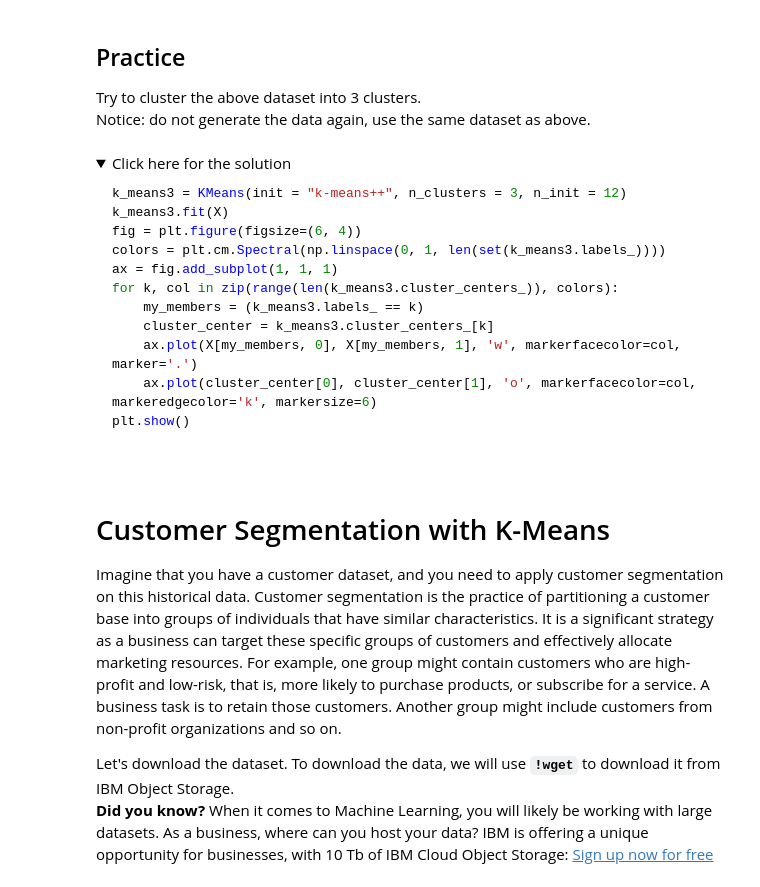
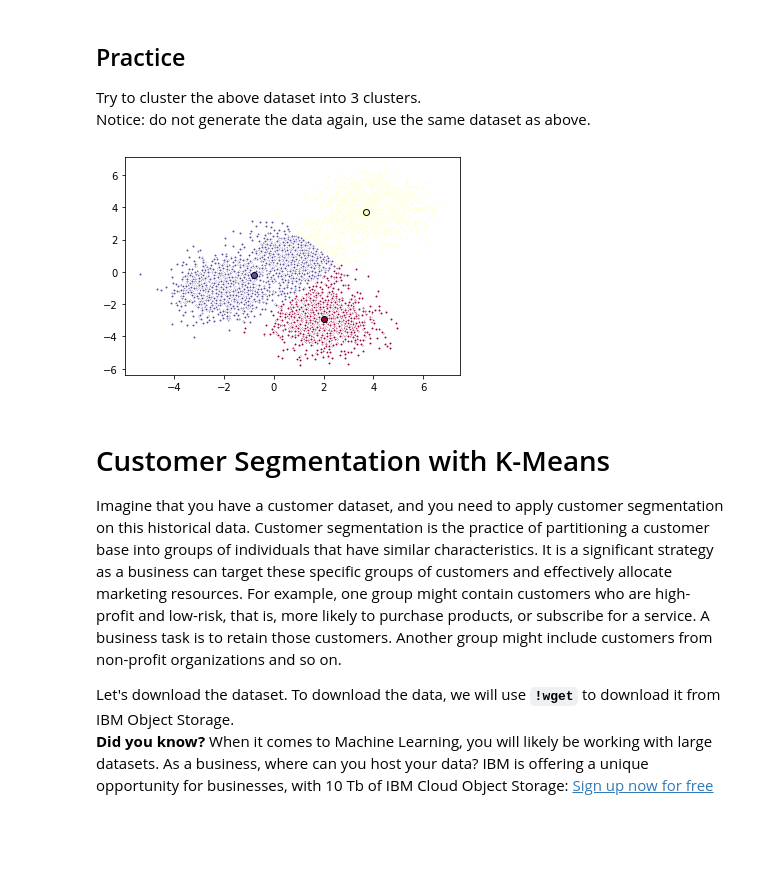
Before and after one commit to DanielBarnes18/IBM-Data-Science-Professional-Certificate, a Jupyter notebook: 09. Machine Learning with Python/04. Clustering/01. k-Means.ipynb, the cells around one changed output. Cells and saved outputs as stored; diff of their text form; code cells hidden in the pictures; folded sections open; blank space fills up the shorter version.

````diff
--- a/09. Machine Learning with Python/04. Clustering/01. k-Means.ipynb
+++ b/09. Machine Learning with Python/04. Clustering/01. k-Means.ipynb
@@ -188,22 +192,18 @@ Notice: do not generate the data again, use the same dataset as above.
-# %% [markdown]
-<details><summary>Click here for the solution</summary>
-
-```python
-k_means3 = KMeans(init = "k-means++", n_clusters = 3, n_init = 12)
-k_means3.fit(X)
-fig = plt.figure(figsize=(6, 4))
-colors = plt.cm.Spectral(np.linspace(0, 1, len(set(k_means3.labels_))))
-ax = fig.add_subplot(1, 1, 1)
-for k, col in zip(range(len(k_means3.cluster_centers_)), colors):
-    my_members = (k_means3.labels_ == k)
-    cluster_center = k_means3.cluster_centers_[k]
-    ax.plot(X[my_members, 0], X[my_members, 1], 'w', markerfacecolor=col, marker='.')
-    ax.plot(cluster_center[0], cluster_center[1], 'o', markerfacecolor=col,  markeredgecolor='k', markersize=6)
-plt.show()
-
-```
-
-</details>
+# %%
+
+k_means3 = KMeans(init = "k-means++", n_clusters = 3, n_init = 12)
+k_means3.fit(X)
+fig = plt.figure(figsize=(6, 4))
+colors = plt.cm.Spectral(np.linspace(0, 1, len(set(k_means3.labels_))))
+ax = fig.add_subplot(1, 1, 1)
+for k, col in zip(range(len(k_means3.cluster_centers_)), colors):
+    my_members = (k_means3.labels_ == k)
+    cluster_center = k_means3.cluster_centers_[k]
+    ax.plot(X[my_members, 0], X[my_members, 1], 'w', markerfacecolor=col, marker='.')
+    ax.plot(cluster_center[0], cluster_center[1], 'o', markerfacecolor=col,  markeredgecolor='k', markersize=6)
+plt.show()
+# %% [output]
+[figure, added]
 # %% [markdown]
 <h1 id="customer_segmentation_K_means">Customer Segmentation with K-Means</h1>
 
````
Also changed, not shown: parts of 23 cells of this notebook.
